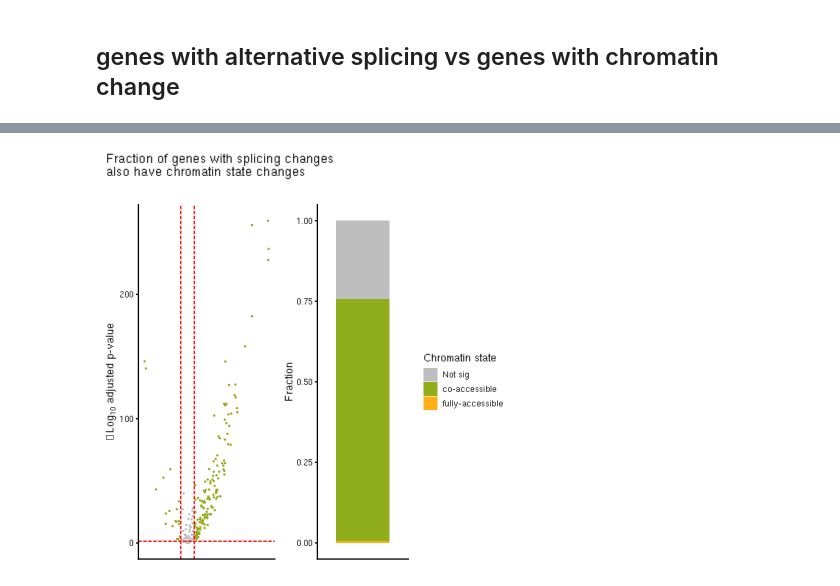
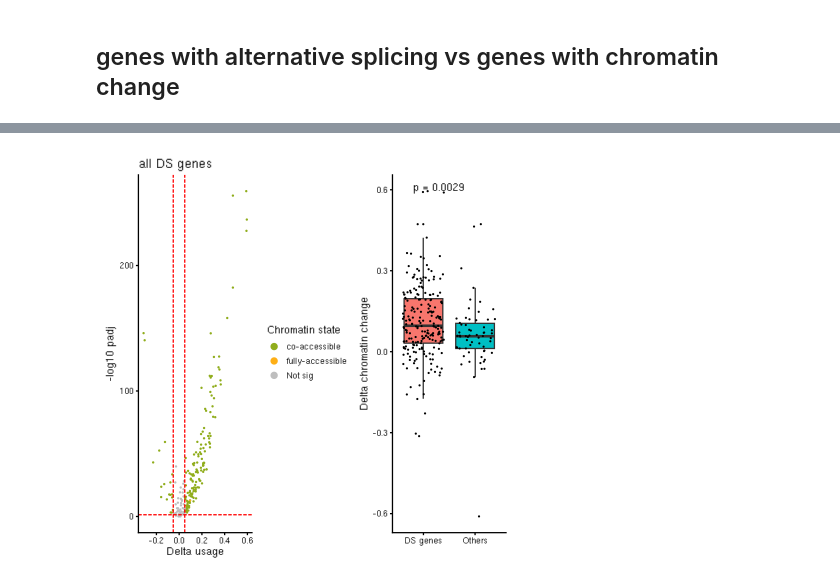
Before and after one commit to baigal628/saccer_lr_multiome_manuscript, a Jupyter notebook: src/13_mature_rna_splicing.ipynb, the cells around one changed output, grey strips where cells are left out. Saved outputs shown, nothing was run; the diff lists cells and outputs as text; code cells hidden in the pictures.

```diff
--- a/src/13_mature_rna_splicing.ipynb
+++ b/src/13_mature_rna_splicing.ipynb
@@ -315,56 +575,49 @@ Joining with `by = join_by(class)`
+# %%
+diff_nuc<- read.table(file = '../data/5_chromatin_diff_chrom_results.tsv', sep = '\t', header = T, row.names = 1) %>%
+    filter(gene_id %in% final_iso_tb$gene_id)
+
+# leave the most significant chromatin change per gene
+df<- diff_nuc[!diff_nuc %>% arrange(gene_id, pval) %>% pull(gene_id) %>% duplicated(), ]
+# %%
+df$splicing_change = "Others"
+df[df$gene_id %in% all_ds_genes, "splicing_change"] = "DS genes"
 # %%
-diff_nuc<- read.table(file = '../data/5_chromatin_diff_chrom_results.tsv', sep = '\t', header = T, row.names = 1) %>%
-    filter(gene_id %in% final_iso_tb$gene_id)
-
-df<- diff_nuc[!diff_nuc %>% arrange(gene_id, labels) %>% pull(gene_id) %>% duplicated(), ]
-
-df$splicing_change = "Not sig"
-df[df$gene_id %in% all_ds_genes, "splicing_change"] = "DE"
-
 mcolors <- polychrome()[c(7, 10, 8, 6, 15)]
 names(mcolors) <- c('fully-accessible', 'co-accessible', 'promoter-accessible', 'intragenic-accessible', 'fully-nucleosomal')
 mcolors_withsig = c(mcolors, "gray")
 names(mcolors_withsig)<- c(names(mcolors), "Not sig")
 
 
 mcol = c("#fb8072", "grey20")
-names(mcol) = c("DE", "Not sig")
+names(mcol) = c("DS genes", "Others")
 
 delta_cutoff = 0.05
 p1<- df %>%
-    filter(splicing_change != "Not sig") %>%
+    filter(splicing_change != "Others") %>%
     ggplot(aes(x = delta, y = -log10(pval_adj))) +
     geom_point(aes(color = type), size = 0.2) +
-    labs(x = expression("Delta usage"),y = expression(-Log[10] * " adjusted p-value"),
-         title ="",
+    labs(x = expression("Delta usage"),
+         y = expression("-log10 padj"),
+         title ="all DS genes",
          color = "Chromatin state") +
     geom_vline(xintercept = delta_cutoff, color = 'red', linetype = "longdash") +
     geom_vline(xintercept = -delta_cutoff, color = 'red', linetype = "longdash") +
     geom_hline(yintercept = -log10(0.05), color = 'red', linetype = "longdash") +
     scale_color_manual(values = mcolors_withsig) +
-    guides(color = guide_legend(override.aes = list(size = 3))) +
-    theme(legend.position = "none",
-          axis.title.x = element_blank(),
-          axis.text.x = element_blank(),
-          axis.ticks.x = element_blank())
+    guides(color = guide_legend(override.aes = list(size = 3)))
 
 p2<- df %>%
-    select(gene_id, type, class, splicing_change) %>%
-    mutate(type = factor(type, levels = rev(names(mcolors_withsig)))) %>%
-    filter(splicing_change == "DE") %>%
-    ggplot(aes(x = splicing_change, fill = type)) +
-    geom_bar(stat = "count", position = "fill", width = 0.7) +
-    labs(x = "Splicing Change", y = "Fraction", fill = "Chromatin state",
-        title = "") +
-    scale_fill_manual(values = mcolors_withsig) +
-    theme(axis.title.x = element_blank(),
-          axis.text.x = element_blank(),
-          axis.ticks.x = element_blank())
+    ggplot(aes(x = splicing_change, y = delta, fill = splicing_change)) +
+    geom_boxplot(outlier.shape = NA)  +
+    geom_jitter(size = 0.1) +
+    stat_compare_means(label = "p.format") +
+    labs(x = "", y = "Delta chromatin change") +
+    theme(legend.position = "none")
 
-p<- wrap_plots(c(p1, p2), ncol = 2, widths = c(0.6, 0.4)) +
-    plot_annotation("Fraction of genes with splicing changes\nalso have chromatin state changes")
+p<- wrap_plots(c(p1, p2), ncol = 2, widths = c(0.5, 0.5)) +
+    plot_annotation()
 
 p
 ggsave('../figures/Supp_rna_splicing_fraction_of_AS_genes_chromatin_state.pdf', p, width = 6, height = 3.5)
 # %% [output]
-[figure, old version]
+[figure, new version]
```
Also changed, not shown: parts of 20 cells of this notebook, 31 other files.
